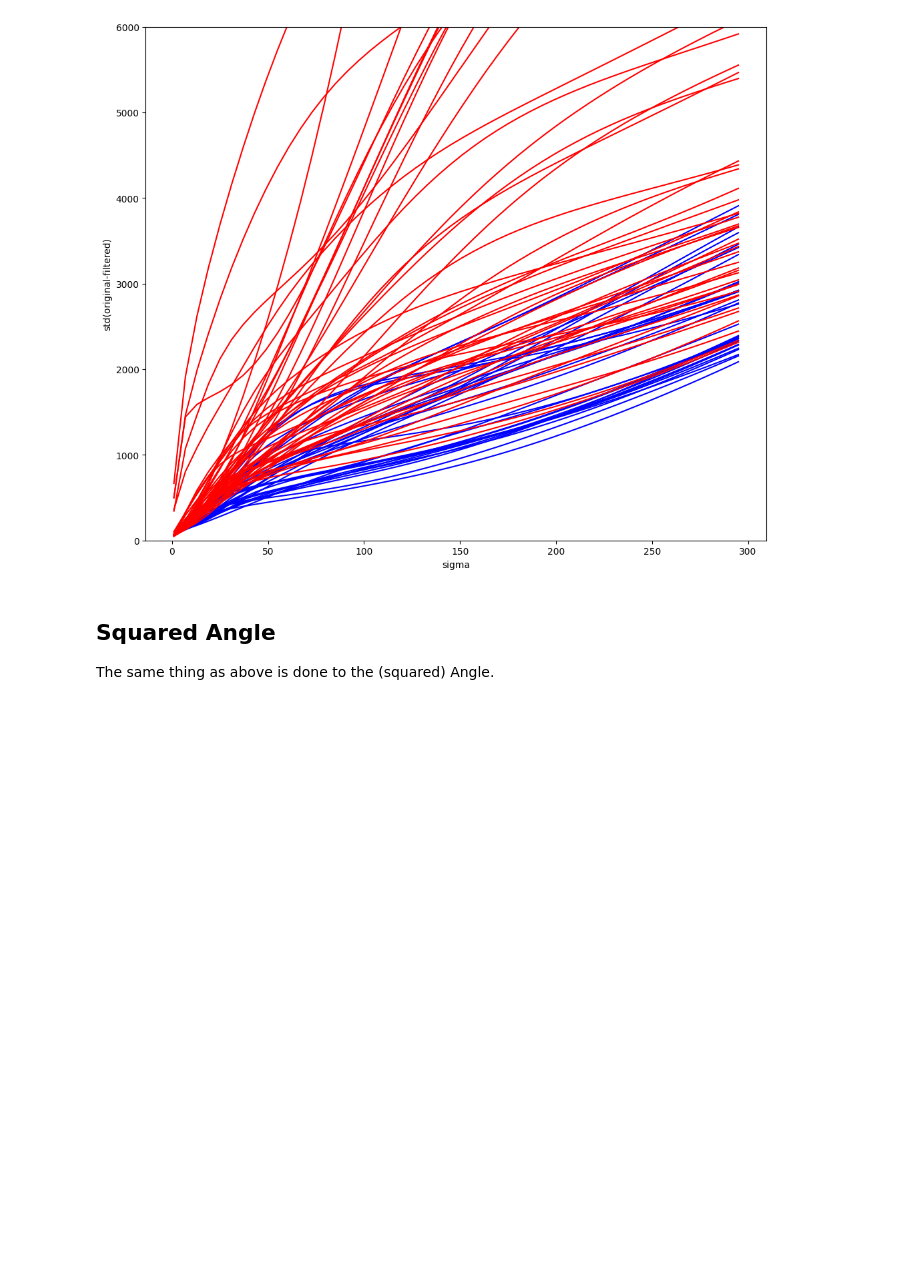
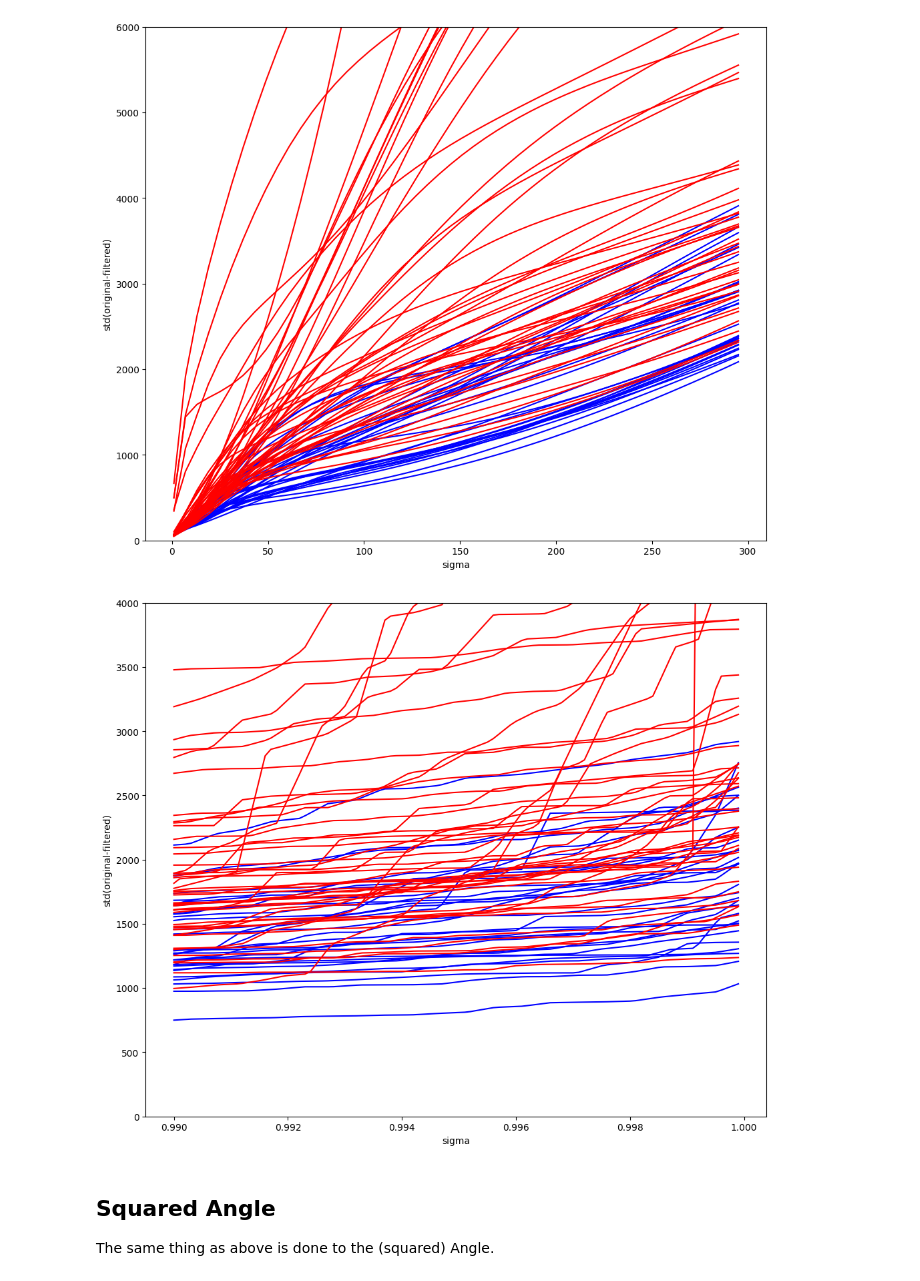
Before and after one commit to Falk0/AIA, a Jupyter notebook: PD_classification_Kamble_test_features.ipynb, the cells around one changed output. Cells and saved outputs as stored; diff of their text form; code cells hidden in the pictures; blank space fills up the shorter version.

```diff
--- a/PD_classification_Kamble_test_features.ipynb
+++ b/PD_classification_Kamble_test_features.ipynb
@@ -129,12 +129,14 @@ df = {}  # this dict will be used in the following to access all data, the key w
 for d2, name in zip(trace_distances_all, names):
     df[name] = {}
     tmp = []
-
+    tmp2 = []
     color = 'red' if 'parkinson' in name else 'blue'
     for i in range(50):
         filtered = gaussian_filter1d(d2, 1+6*i)
         tmp.append(np.std([l-m for l, m in zip(filtered, d2)]))
+        tmp2.append([l-m for l, m in zip(filtered, d2)])
     df[name]['dist2_filtered'] = tmp
+    df[name]['filtered'] = tmp2
 # %%
 plt.figure(figsize=(12, 10))
 for d2, name in zip(trace_distances_all, names):
@@ -151,6 +153,23 @@ plt.title('')
 plt.show()
 # %% [output]
 [figure]
+# %%
+plt.figure(figsize=(12, 10))
+for d2, name in zip(trace_distances_all, names):
+    color = 'red' if 'parkinson' in name else 'blue'
+
+    tmp = df[name]['filtered'][5]
+    x = [i*0.0001+0.99 for i in range(100)]
+    tmp = [np.quantile(tmp, i) for i in x]
+    plt.plot(x, tmp, c=color, linestyle='-', marker='', markersize=3)#, alpha=0.8)
+plt.ylim((0,4000))
+plt.xlabel('sigma')
+plt.ylabel('std(original-filtered)')
+#plt.xscale('log')
+plt.title('')
+plt.show()
+# %% [output]
+[figure, added]
 # %% [markdown]
 ## Squared Angle
 
```
Also changed, not shown: 7 other files.
